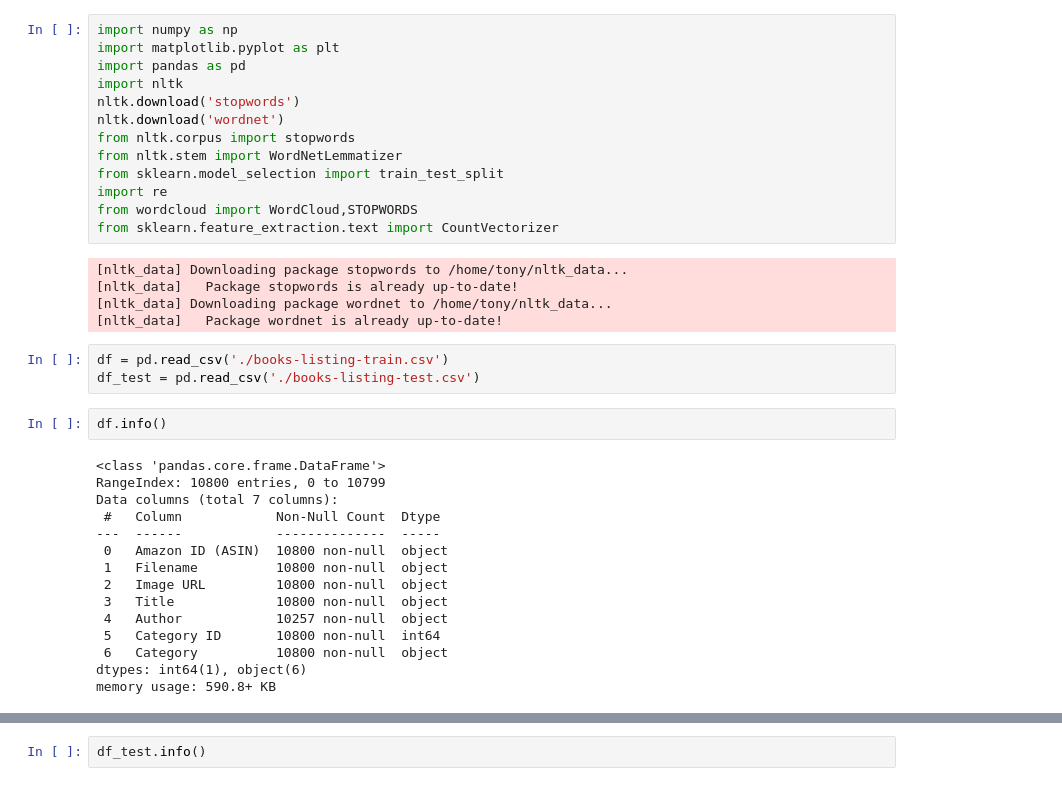
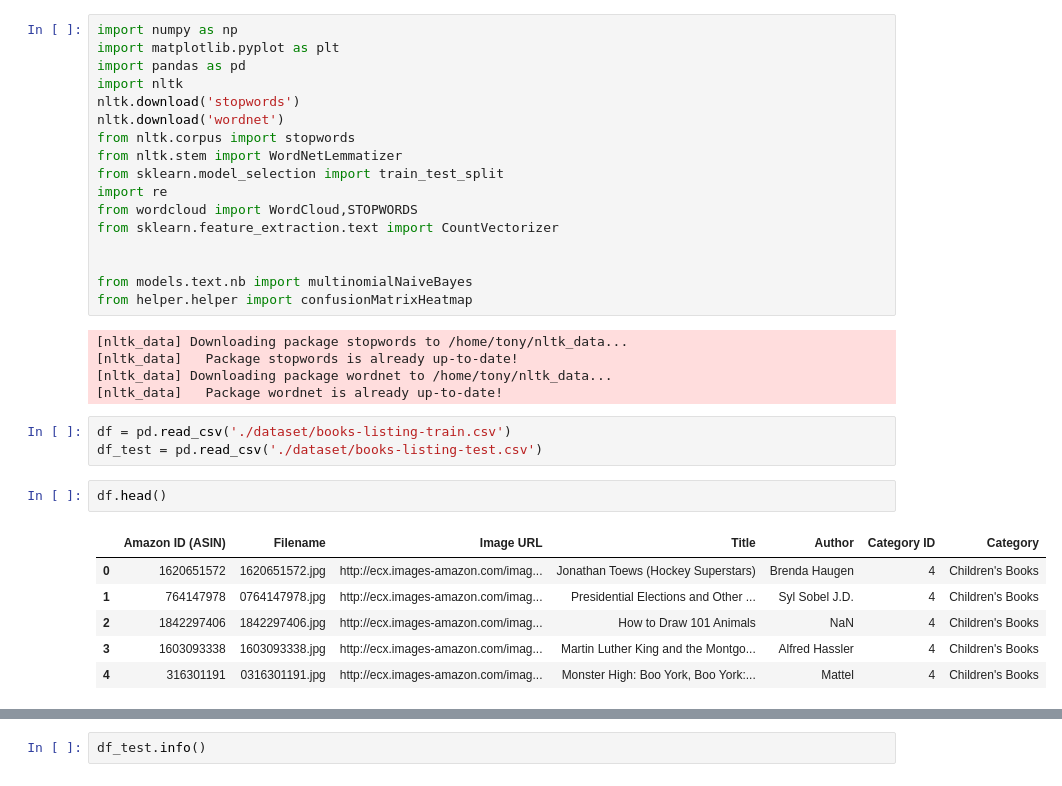
Before and after one commit to ldcth/ml-end_term, a Jupyter notebook: main.ipynb, the cells around one changed output, grey strips where cells are left out. Cells and saved outputs as stored; diff of their text form.

```diff
--- a/main.ipynb
+++ b/main.ipynb
@@ -11,28 +11,24 @@ from sklearn.model_selection import train_test_split
 import re
 from wordcloud import WordCloud,STOPWORDS
 from sklearn.feature_extraction.text import CountVectorizer
+
+
+from models.text.nb import multinomialNaiveBayes
+from helper.helper import confusionMatrixHeatmap
 # %% [output]
 [nltk_data] Downloading package stopwords to /home/tony/nltk_data...
 [nltk_data]   Package stopwords is already up-to-date!
 [nltk_data] Downloading package wordnet to /home/tony/nltk_data...
 [nltk_data]   Package wordnet is already up-to-date!
 # %%
-df = pd.read_csv('./books-listing-train.csv')
-df_test = pd.read_csv('./books-listing-test.csv')
+df = pd.read_csv('./dataset/books-listing-train.csv')
+df_test = pd.read_csv('./dataset/books-listing-test.csv')
 # %%
-df.info()
+df.head()
 # %% [output]
-<class 'pandas.core.frame.DataFrame'>
-RangeIndex: 10800 entries, 0 to 10799
-Data columns (total 7 columns):
- #   Column            Non-Null Count  Dtype
----  ------            --------------  -----
- 0   Amazon ID (ASIN)  10800 non-null  object
- 1   Filename          10800 non-null  object
- 2   Image URL         10800 non-null  object
- 3   Title             10800 non-null  object
- 4   Author            10257 non-null  object
- 5   Category ID       10800 non-null  int64
- 6   Category          10800 non-null  object
-dtypes: int64(1), object(6)
-memory usage: 590.8+ KB
+|  | Amazon ID (ASIN) | Filename | Image URL | Title | Author | Category ID | Category |
+| 0 | 1620651572 | 1620651572.jpg | http://ecx.images-amazon.com/imag... | Jonathan Toews (Hockey Superstars) | Brenda Haugen | 4 | Children's Books |
+| 1 | 764147978 | 0764147978.jpg | http://ecx.images-amazon.com/imag... | Presidential Elections and Other ... | Syl Sobel J.D. | 4 | Children's Books |
+| 2 | 1842297406 | 1842297406.jpg | http://ecx.images-amazon.com/imag... | How to Draw 101 Animals | NaN | 4 | Children's Books |
+| 3 | 1603093338 | 1603093338.jpg | http://ecx.images-amazon.com/imag... | Martin Luther King and the Montgo... | Alfred Hassler | 4 | Children's Books |
+| 4 | 316301191 | 0316301191.jpg | http://ecx.images-amazon.com/imag... | Monster High: Boo York, Boo York:... | Mattel | 4 | Children's Books |
```
Also changed, not shown: parts of 20 cells of this notebook, 12 other files.
